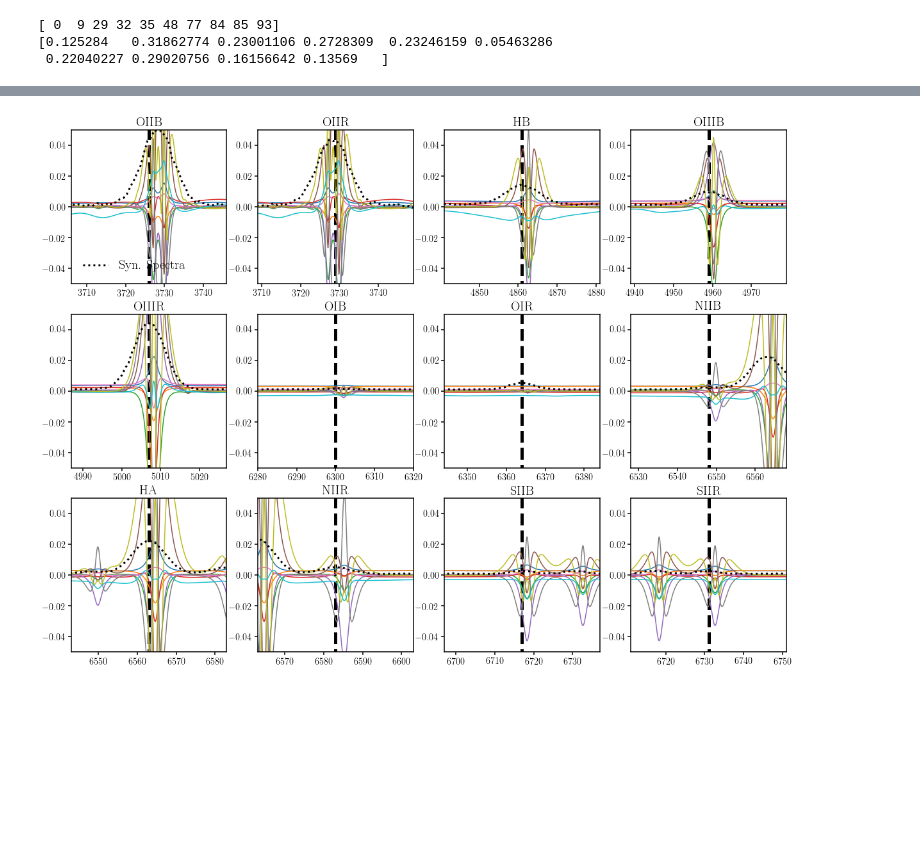
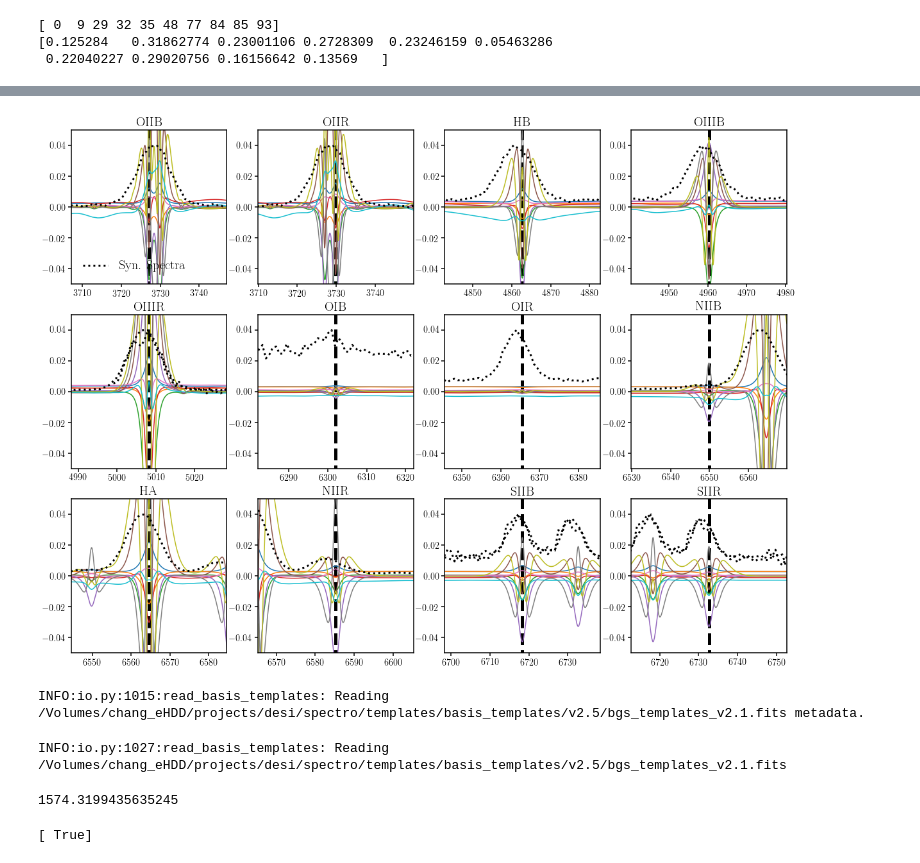
Before and after one commit to desi-bgs/feasiBGS, a Jupyter notebook: notebook/local_redrock_templates.ipynb, the cells around one changed output, grey strips where cells are left out. Cells and saved outputs as stored; diff of their text form; code cells hidden in the pictures; blank space fills up the shorter version.

```diff
--- a/notebook/local_redrock_templates.ipynb
+++ b/notebook/local_redrock_templates.ipynb
@@ -26,7 +30,7 @@ temp = Template(filename=f_galtemp)
 DEBUG: Using default redshift range -0.0050-1.6997 for rrtemplate-galaxy.fits
 # %%
 emline_keys = ['oiib', 'oiir', 'hb',  'oiiib', 'oiiir', 'oib', 'oir', 'niib', 'ha', 'niir', 'siib', 'siir']
-emline_lambda = [3726., 3729., 4861., 4959., 5007., 6300., 6364., 6548., 6563., 6583., 6717., 6731.]
+emline_lambda = [3727.092, 3729.874, 4862.683, 4960.295, 5008.239, 6302.046, 6365.535, 6549.852, 6564.613, 6585.277, 6718.294, 6732.673]
 # %%
 fig = plt.figure(figsize=(15,5))
 sub = fig.add_subplot(111)
@@ -34,5 +38,5 @@ for i in range(temp.flux.shape[0]):
     sub.plot(temp.wave, temp.flux[i])
 sub.set_xlabel('Wavelength', fontsize=20)
 sub.set_xlim([3e3, 1e4])
-sub.set_ylim([-0.05, 0.05])
+sub.set_ylim([-0.02, 0.02])
 # %% [output]
@@ -72,7 +76,8 @@ sub = fig.add_subplot(111)
 for s in target[0].spectra:
     sub.plot(s.wave/(1.+zred[0]), s.flux)
 for i_l, lam in enumerate(emline_lambda):
-    sub.vlines(lam, 0., 160.)
+    sub.vlines(lam, -10., 160., linestyle="--")
 sub.set_xlabel('Wavelength', fontsize=25)
 sub.set_xlim([3e3, 9e3])
+sub.set_ylim([-5., 30.])
 # %% [output]
@@ -81,19 +86,47 @@ sub.set_xlim([3e3, 9e3])
 # %%
 fig = plt.figure(figsize=(20,15))
 for i_l, lam in enumerate(emline_lambda):
     sub = fig.add_subplot(3,4,i_l+1)
     for i in range(temp.flux.shape[0]):
         sub.plot(temp.wave, temp.flux[i])
     for s in target[0].spectra:
-        inbin = (s.wave > lam-20.) & (s.wave < lam+20)
+        inbin = (s.wave/(1.+zred[0]) > lam-20.) & (s.wave/(1.+zred[0]) < lam+20)
         if np.sum(inbin) > 0:
-            sub.plot(s.wave/(1.+zred[0]), s.flux/np.average(s.flux[inbin])/1e3, c='k', ls=':', lw=3,
+            sub.plot(s.wave/(1.+zred[0]), s.flux/np.max(s.flux[inbin])*0.04, c='k', ls=':', lw=3,
                      label='Syn. Spectra')
 
     if i_l == 0: sub.legend(fontsize=20)
     sub.vlines(lam, -0.1, 0.1, linewidth=5, linestyle='--')
     sub.set_title(emline_keys[i_l].upper(), fontsize=20)
     sub.set_xlim([lam-20, lam+20])
     sub.set_ylim([-0.05, 0.05])
 # %% [output]
-[figure, old version]
+[figure, new version]
+# %%
+cata = Cat.GamaLegacy()
+gleg = cata.Read('g15', dr_gama=3, dr_legacy=7)
+bgs3 = FM.BGStree()
+match = bgs3._GamaLegacy(gleg)
+hasmatch = (match != -999)
+# %% [output]
+INFO:io.py:1015:read_basis_templates: Reading /Volumes/chang_eHDD/projects/desi/spectro/templates/basis_templates/v2.5/bgs_templates_v2.1.fits metadata.
+# %%
+s_bgs = FM.BGSsourceSpectra(wavemin=1500.0, wavemax=2e4)
+emline_flux = s_bgs.EmissionLineFlux(gleg, index=np.array([0]), dr_gama=3)
+# %% [output]
+INFO:io.py:1027:read_basis_templates: Reading /Volumes/chang_eHDD/projects/desi/spectro/templates/basis_templates/v2.5/bgs_templates_v2.1.fits
+# %%
+emline_flux.max()
+# %% [output]
+1574.3199435635245
+# %%
+redshift = gleg['gama-spec']['z']
+r_mag_apflux = UT.flux2mag(gleg['legacy-photo']['apflux_r'][:,1])
+r_mag_gama = gleg['gama-photo']['modelmag_r']
+vdisp = np.repeat(100., 1)
+flux_eml, wave, _, magnorm_flag = s_bgs.Spectra(r_mag_apflux[0], np.array(redshift[0]), np.array(100.),
+                                      templateid=match[0], emflux=emline_flux,
+                                      seed=1, mag_em=[r_mag_gama[0]], silent=False)
+print magnorm_flag
+# %% [output]
+[ True]
```
Also changed, not shown: parts of 9 cells of this notebook, 3 other files.
